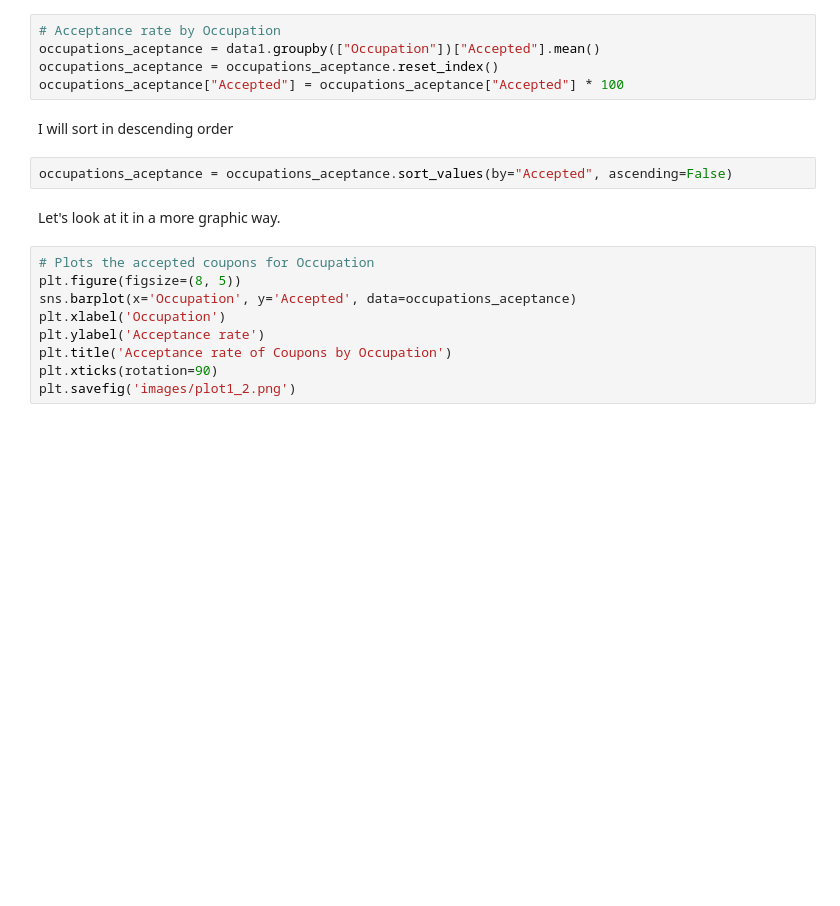
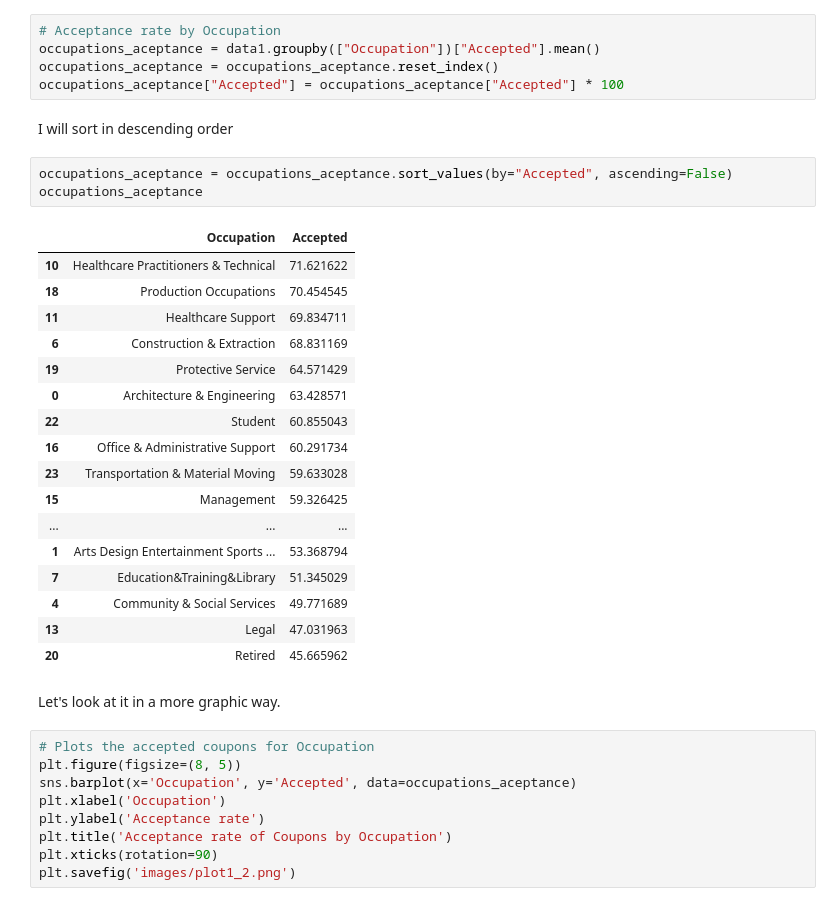
Before and after one commit to oscardominguez17/AI, a Jupyter notebook: Oscar Dominguez practice.ipynb, the cells around one changed output. Drawn from its saved outputs; the diff is of its cells as text; blank space fills up the shorter version.

```diff
--- a/Oscar Dominguez practice.ipynb
+++ b/Oscar Dominguez practice.ipynb
@@ -536,6 +536,25 @@ occupations_aceptance["Accepted"] = occupations_aceptance["Accepted"] * 100
 I will sort in descending order
 # %%
 occupations_aceptance = occupations_aceptance.sort_values(by="Accepted", ascending=False)
+occupations_aceptance
+# %% [output]
+|  | Occupation | Accepted |
+| 10 | Healthcare Practitioners & Technical | 71.621622 |
+| 18 | Production Occupations | 70.454545 |
+| 11 | Healthcare Support | 69.834711 |
+| 6 | Construction & Extraction | 68.831169 |
+| 19 | Protective Service | 64.571429 |
+| 0 | Architecture & Engineering | 63.428571 |
+| 22 | Student | 60.855043 |
+| 16 | Office & Administrative Support | 60.291734 |
+| 23 | Transportation & Material Moving | 59.633028 |
+| 15 | Management | 59.326425 |
+| ... | ... | ... |
+| 1 | Arts Design Entertainment Sports ... | 53.368794 |
+| 7 | Education&Training&Library | 51.345029 |
+| 4 | Community & Social Services | 49.771689 |
+| 13 | Legal | 47.031963 |
+| 20 | Retired | 45.665962 |
 # %% [markdown]
 Let's look at it in a more graphic way.
 # %%
```
Also changed, not shown: parts of 9 cells of this notebook, 1 other file.
